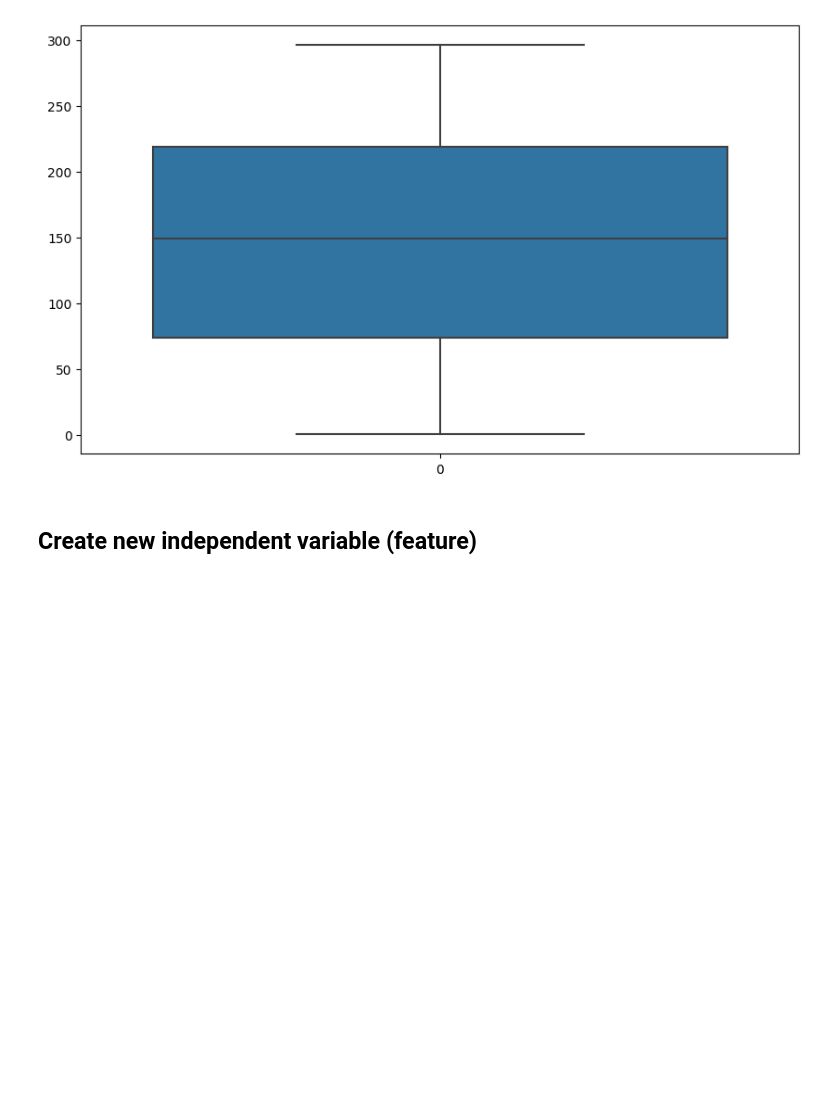
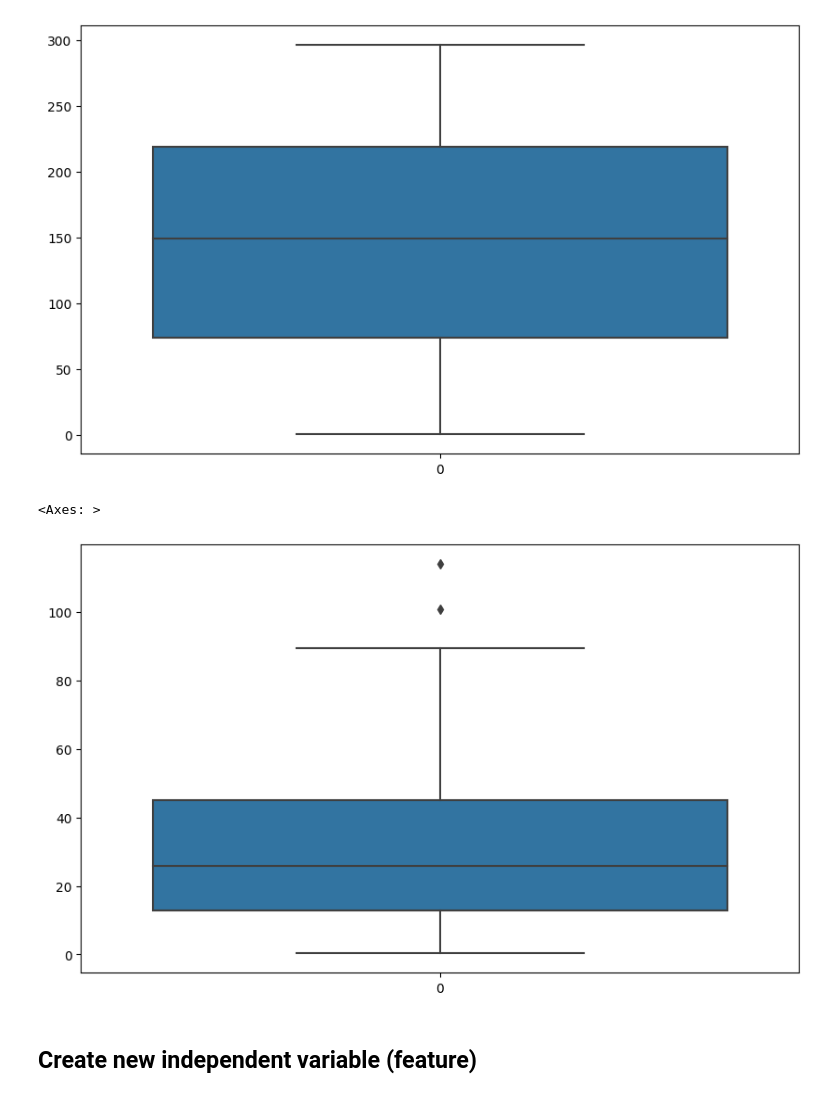
Before and after one commit to 0xArwa/soldier-race-prediction, a Jupyter notebook: Week 1/ML_1(Simple_Linear_Regression)(EN).ipynb, the cells around one changed output. Drawn from its saved outputs; the diff is of its cells as text; code cells hidden in the pictures; blank space fills up the shorter version.

```diff
--- a/Week 1/ML_1(Simple_Linear_Regression)(EN).ipynb
+++ b/Week 1/ML_1(Simple_Linear_Regression)(EN).ipynb
@@ -108,6 +101,11 @@ sns.boxplot(df.TV)
 # %% [output]
 <Axes: >
 [figure]
+# %%
+sns.boxplot(df['newspaper'])
+# %% [output]
+<Axes: >
+[figure, added]
 # %% [markdown]
 ## Create new independent variable (feature)
 # %%
```
Also changed, not shown: parts of 10 cells of this notebook, 3 other files.
